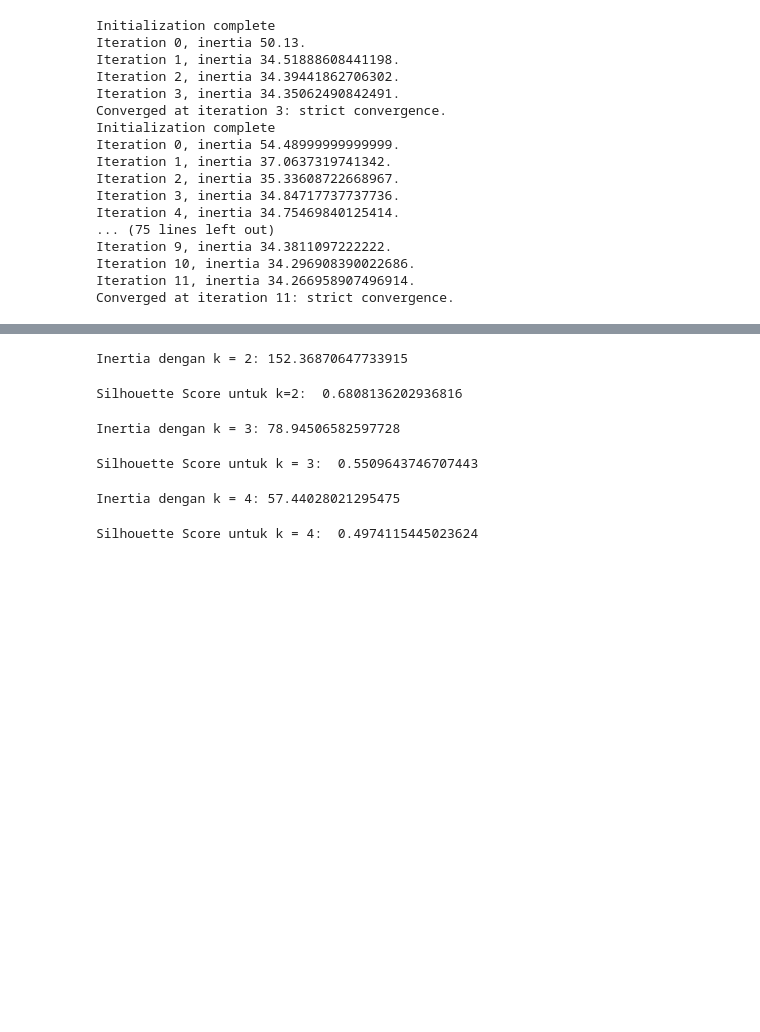
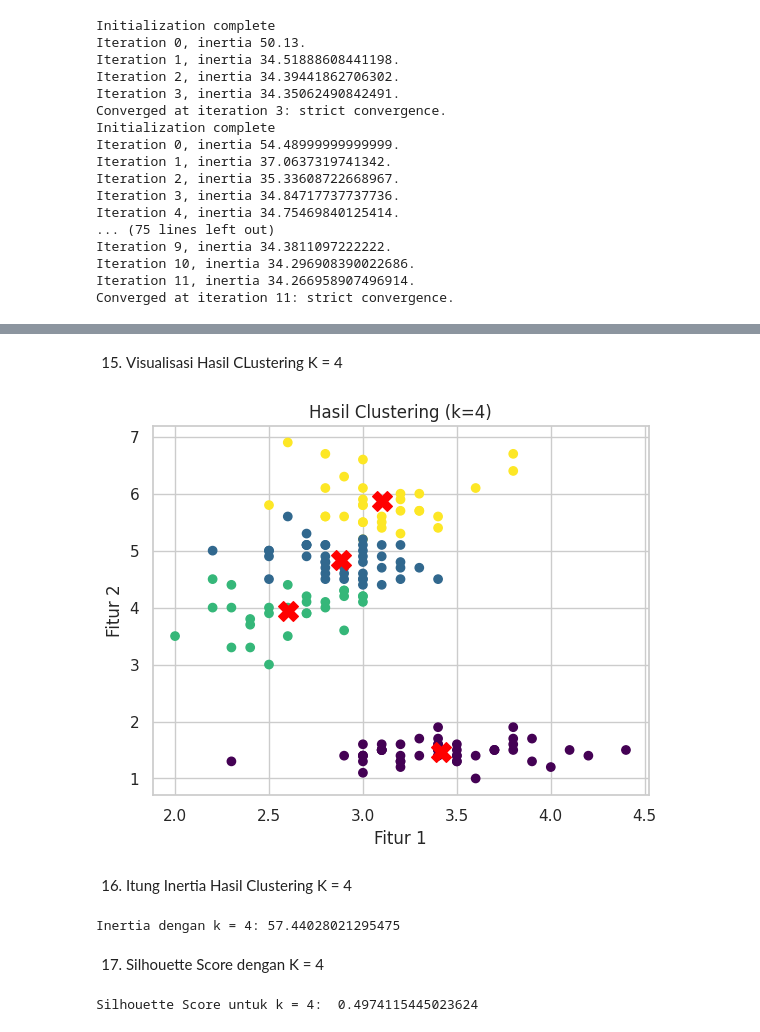
Before and after one commit to Abidayyasy/pendat, a Jupyter notebook: _sources/Bab5.ipynb, the cells around one changed output, grey strips where cells are left out. Saved outputs shown, nothing was run; the diff lists cells and outputs as text; code cells hidden in the pictures; blank space fills up the shorter version.

```diff
--- a/_sources/Bab5.ipynb
+++ b/_sources/Bab5.ipynb
@@ -418,45 +516,17 @@ for k in k_values:
-# %%
-val_X = df.values
-kmeans = KMeans(n_clusters=2, random_state=42)
-kmeans.fit(val_X)
-print("Inertia dengan k = 2:", kmeans.inertia_)
-# %% [output]
-Inertia dengan k = 2: 152.36870647733915
-# %%
-from sklearn.metrics import silhouette_score
-from sklearn.cluster import KMeans
-import numpy as np
-import pandas as pd
-import pymysql
-
-val_X = np.array(df)
-
-k_means = KMeans(n_clusters=2, random_state=42)
-labels = k_means.fit_predict(val_X)
-
-sil_score = silhouette_score(val_X, labels)
-
-print("Silhouette Score untuk k=2: ", sil_score)
-# %% [output]
-Silhouette Score untuk k=2:  0.6808136202936816
-# %%
-val_X = df.values
-kmeans = KMeans(n_clusters=3, random_state=42)
-kmeans.fit(val_X)
-print("Inertia dengan k = 3:", kmeans.inertia_)
-# %% [output]
-Inertia dengan k = 3: 78.94506582597728
-# %%
-val_X = np.array(df)
-
-k_means = KMeans(n_clusters=3, random_state=42)
-labels = k_means.fit_predict(val_X)
-
-sil_score = silhouette_score(val_X, labels)
-
-print("Silhouette Score untuk k = 3: ", sil_score)
-# %% [output]
-Silhouette Score untuk k = 3:  0.5509643746707443
+# %% [markdown]
+15. Visualisasi Hasil CLustering K = 4
+# %%
+plt.scatter(val_X[:, 0], val_X[:, 1], c=labelC4, cmap='viridis')
+plt.scatter(centroidsC4[:, 0], centroidsC4[:, 1], c='red', marker='X', s=200)
+plt.title("Hasil Clustering (k=4)")
+plt.xlabel("Fitur 1")
+plt.ylabel("Fitur 2")
+plt.grid(True)
+plt.show()
+# %% [output]
+[figure, added]
+# %% [markdown]
+16. Itung Inertia Hasil Clustering K = 4
 # %%
 val_X = df.values
 kmeans = KMeans(n_clusters=4, random_state=42)
@@ -464,6 +534,8 @@ kmeans.fit(val_X)
 print("Inertia dengan k = 4:", kmeans.inertia_)
 # %% [output]
 Inertia dengan k = 4: 57.44028021295475
+# %% [markdown]
+17. Silhouette Score dengan K = 4
 # %%
 val_X = np.array(df)
 
```
Also changed, not shown: parts of 37 cells of this notebook, 11 other files.
